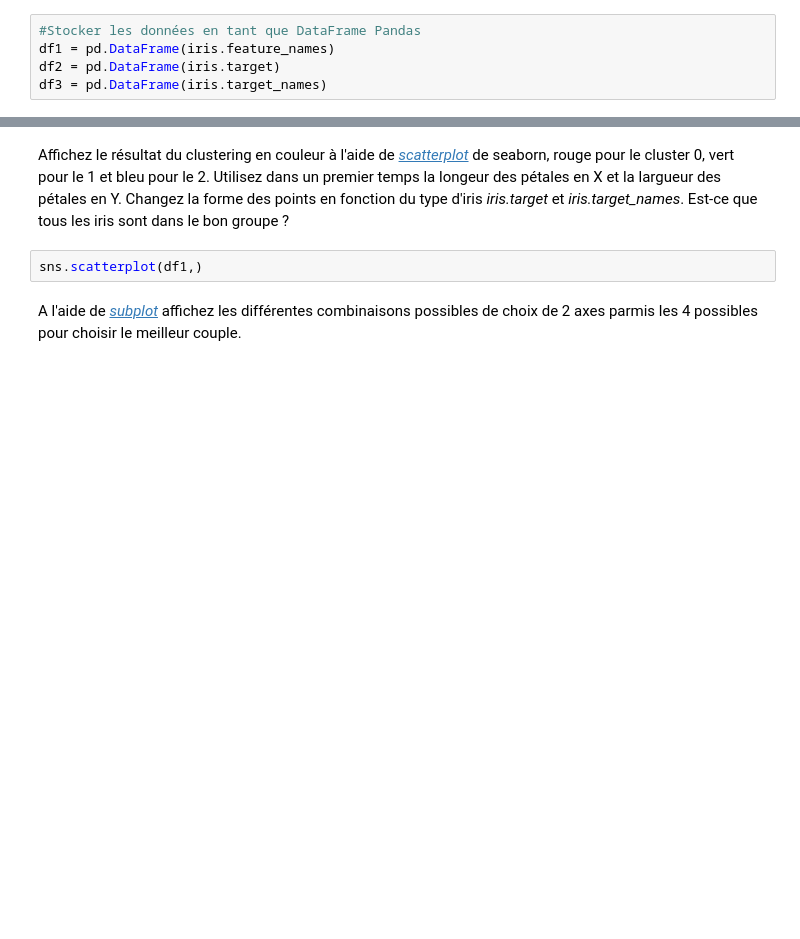
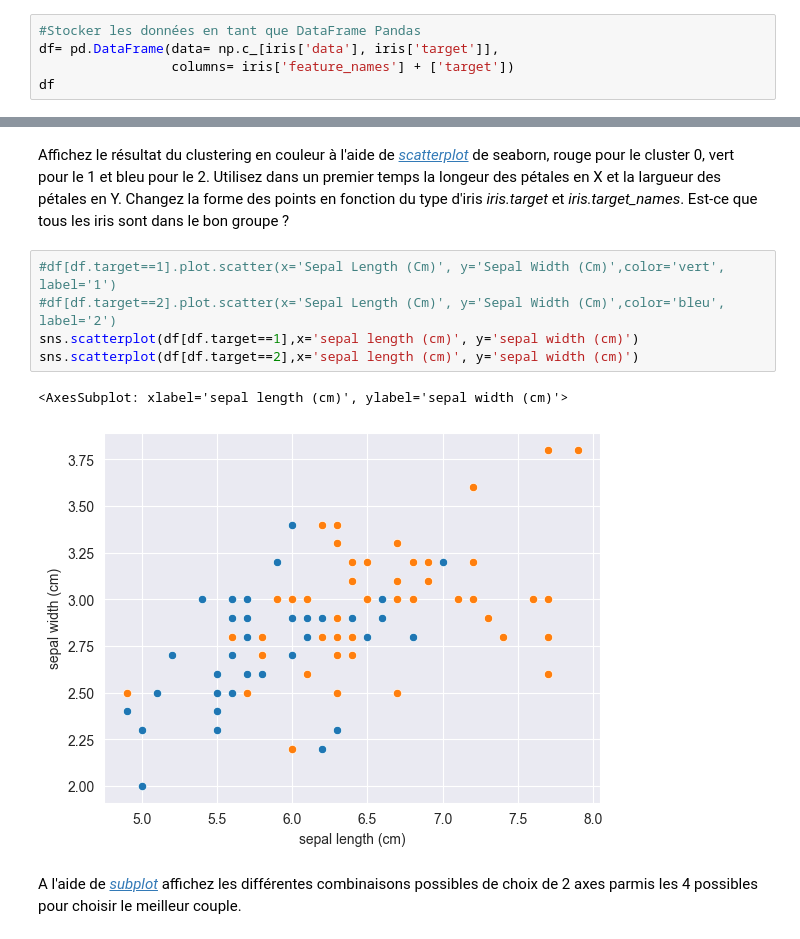
Before and after one commit to Saleheddin/AData, a Jupyter notebook: Source/tp2.ipynb, the cells around one changed output, grey strips where cells are left out. Cells and saved outputs as stored; diff of their text form; blank space fills up the shorter version.

```diff
--- a/Source/tp2.ipynb
+++ b/Source/tp2.ipynb
@@ -75,7 +100,7 @@ print(iris.target_names)
 Stocker les données et les cibles (*target*) dans des DataFrames panda (en précisant les noms de colonnes de données)
 # %%
 #Stocker les données en tant que DataFrame Pandas
-df1 = pd.DataFrame(iris.feature_names)
-df2 = pd.DataFrame(iris.target)
-df3 = pd.DataFrame(iris.target_names)
+df= pd.DataFrame(data= np.c_[iris['data'], iris['target']],
+                 columns= iris['feature_names'] + ['target'])
+df
 # %% [output]
@@ -94,7 +126,13 @@ NameError: name 'outkmeans' is not defined
 # %% [markdown]
 Affichez le résultat du clustering en couleur à l'aide de *[scatterplot](https://seaborn.pydata.org/generated/seaborn.scatterplot.html)* de seaborn, rouge pour le cluster 0, vert pour le 1 et bleu pour le 2. Utilisez dans un premier temps la longeur des pétales en X et la largueur des pétales en Y. Changez la forme des points en fonction du type d'iris *iris.target* et *iris.target_names*. Est-ce que tous les iris sont dans le bon groupe ?
-# %%
-sns.scatterplot(df1,)
+# %%
+#df[df.target==1].plot.scatter(x='Sepal Length (Cm)', y='Sepal Width (Cm)',color='vert', label='1')
+#df[df.target==2].plot.scatter(x='Sepal Length (Cm)', y='Sepal Width (Cm)',color='bleu', label='2')
+sns.scatterplot(df[df.target==1],x='sepal length (cm)', y='sepal width (cm)')
+sns.scatterplot(df[df.target==2],x='sepal length (cm)', y='sepal width (cm)')
+# %% [output]
+<AxesSubplot: xlabel='sepal length (cm)', ylabel='sepal width (cm)'>
+[figure, added]
 # %% [markdown]
 A l'aide de *[subplot](https://matplotlib.org/stable/gallery/subplots_axes_and_figures/subplots_demo.html)* affichez les différentes combinaisons possibles de choix de 2 axes parmis les 4 possibles pour choisir le meilleur couple.
 # %% [markdown]
```
Also changed, not shown: parts of 8 cells of this notebook.
